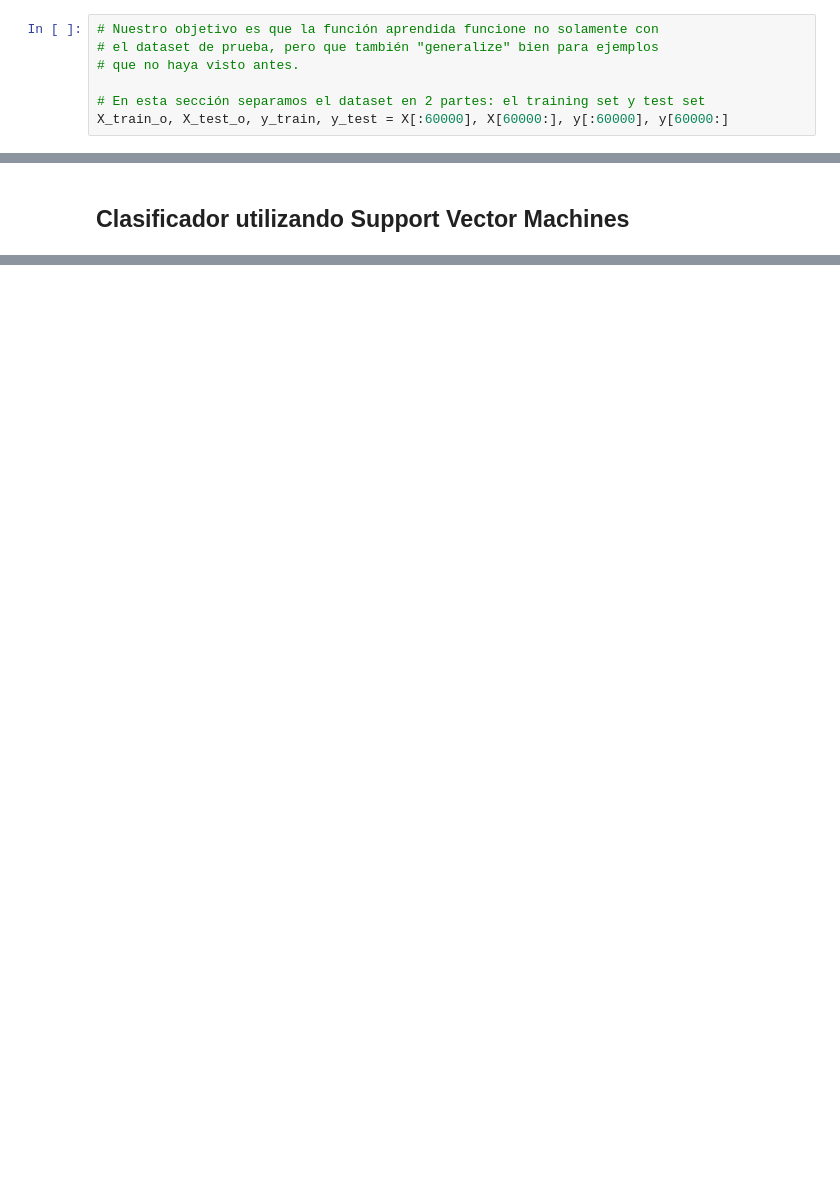
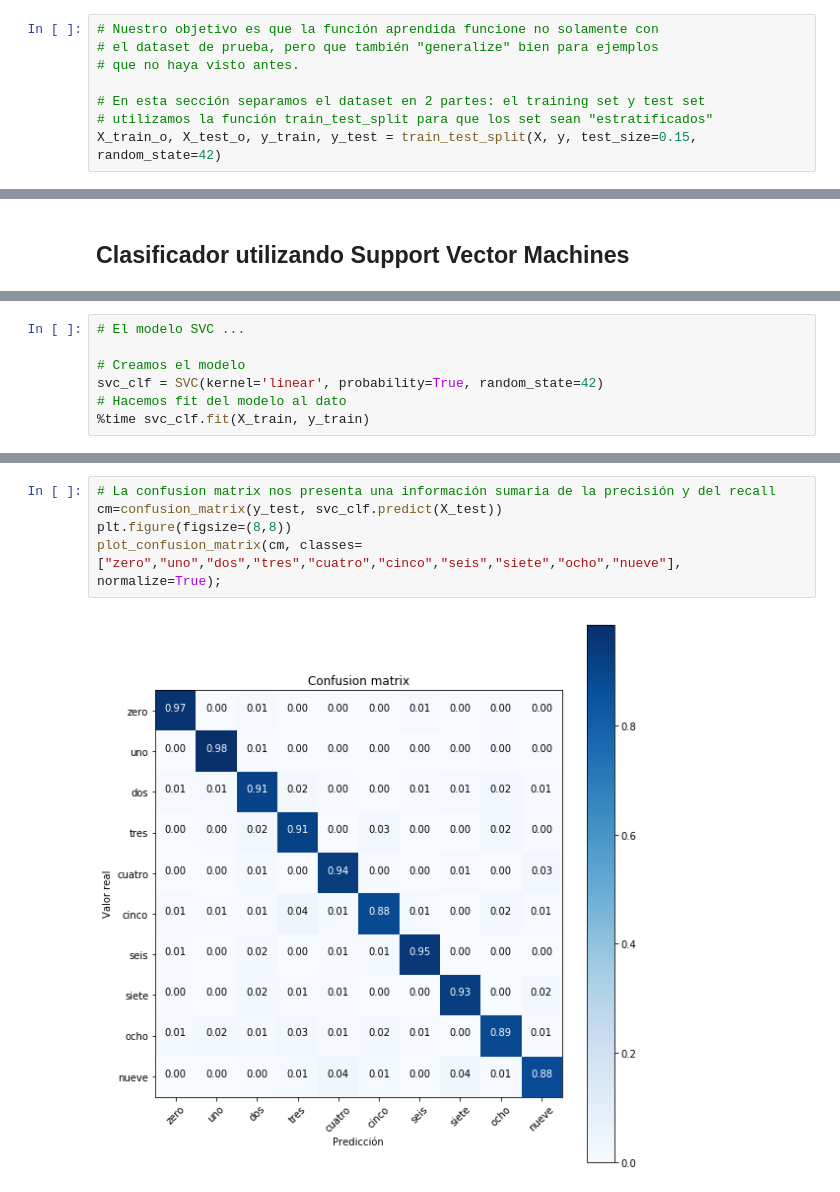
Before and after one commit to directcsd/ML-training---spanish, a Jupyter notebook: 4. Aprendizaje Supervisado - SVM.ipynb, the cells around one changed output, grey strips where cells are left out. Saved outputs shown, nothing was run; the diff lists cells and outputs as text; blank space fills up the shorter version.

```diff
--- a/4. Aprendizaje Supervisado - SVM.ipynb
+++ b/4. Aprendizaje Supervisado - SVM.ipynb
@@ -33,7 +41,8 @@ X, y = mnist["data"], mnist["target"]
 # que no haya visto antes.
 
 # En esta sección separamos el dataset en 2 partes: el training set y test set
-X_train_o, X_test_o, y_train, y_test = X[:60000], X[60000:], y[:60000], y[60000:]
+# utilizamos la función train_test_split para que los set sean "estratificados"
+X_train_o, X_test_o, y_train, y_test = train_test_split(X, y, test_size=0.15, random_state=42)
 # %% [markdown]
 ### Normalización de los datos
 # %%
@@ -73,0 +128,7 @@ Rendimiento en el dataset de pruebas: 0.9665
+# %%
+# El modelo SVC ...
+
+# Creamos el modelo
+svc_clf = SVC(kernel='linear', probability=True, random_state=42)
+# Hacemos fit del modelo al dato
+%time svc_clf.fit(X_train, y_train)
@@ -73,0 +152,7 @@ Rendimiento en el dataset de pruebas: 0.9665
+# %%
+# La confusion matrix nos presenta una información sumaria de la precisión y del recall
+cm=confusion_matrix(y_test, svc_clf.predict(X_test))
+plt.figure(figsize=(8,8))
+plot_confusion_matrix(cm, classes=["zero","uno","dos","tres","cuatro","cinco","seis","siete","ocho","nueve"], normalize=True);
+# %% [output]
+[figure, added]
```
Also changed, not shown: parts of 9 cells of this notebook.
